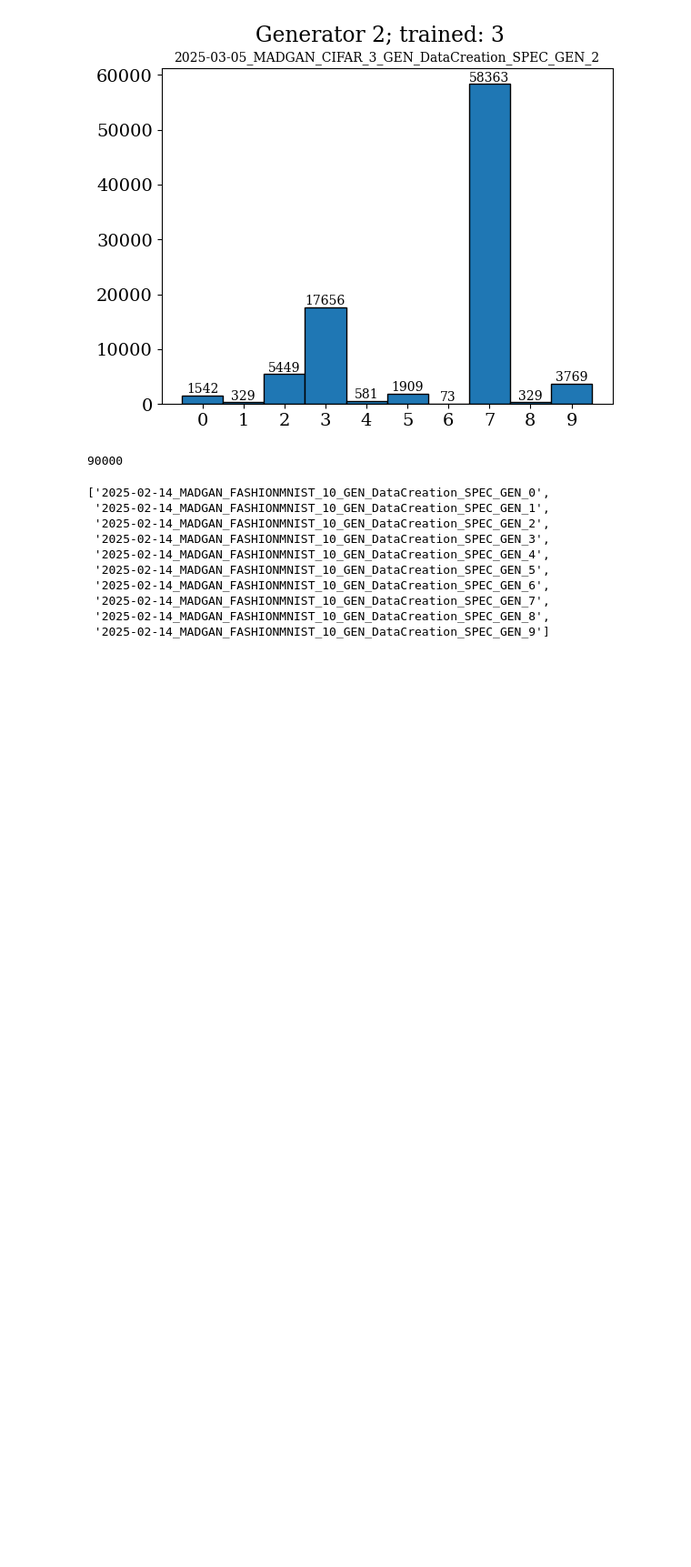
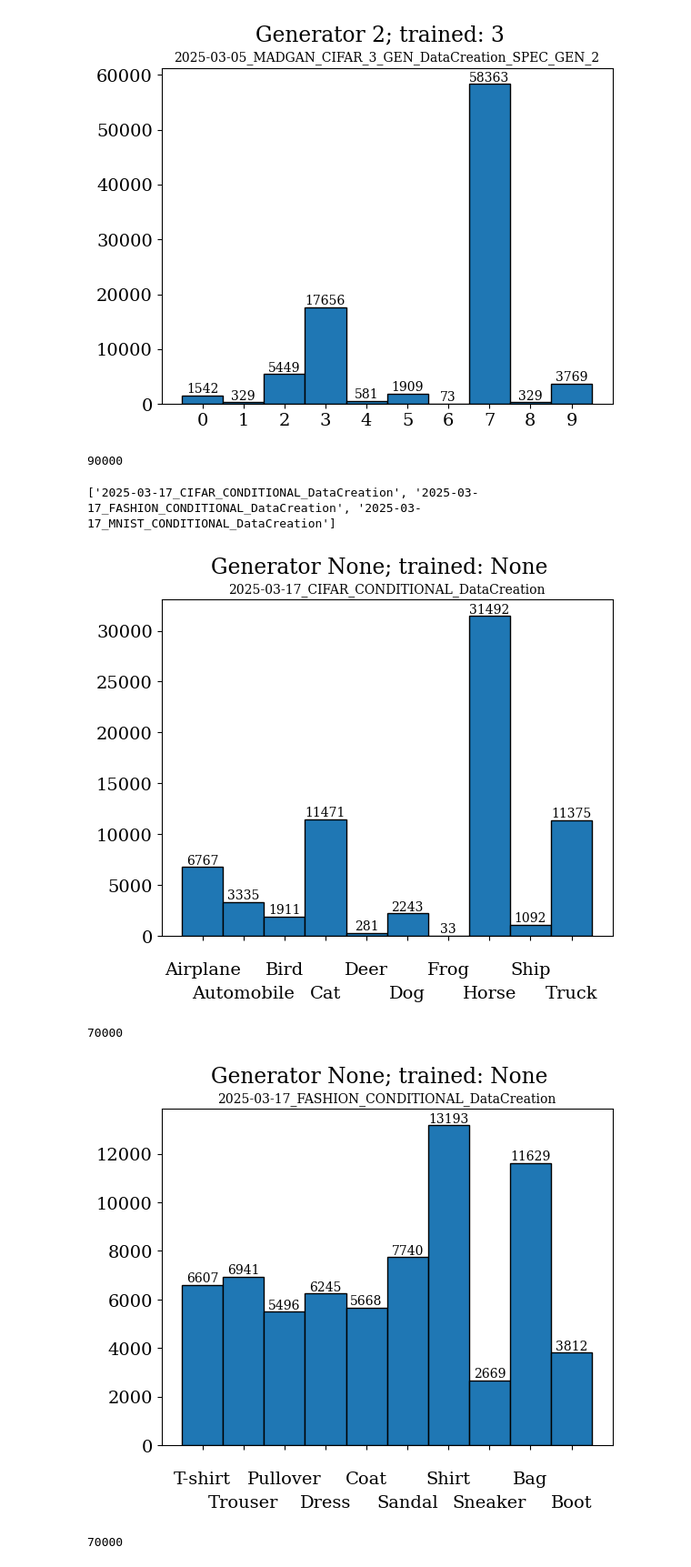
Before and after one commit to N10100010/mad_gan_thesis, a Jupyter notebook: notebooks/analyze_created_labels.ipynb, the cells around one changed output. Shown at 91% size. Cells and saved outputs as stored; diff of their text form; code cells hidden in the pictures; blank space fills up the shorter version.

```diff
--- a/notebooks/analyze_created_labels.ipynb
+++ b/notebooks/analyze_created_labels.ipynb
@@ -12,7 +12,7 @@ import numpy as np
 mnist_tick_labels = ["0", "1", "2", "3", "4", "5", "6", "7", "8", "9"]
 
 fashion_mnist_tick_labels = [
-        "T-shirt/top",
+        "T-shirt",
         "Trouser",
         "Pullover",
         "Dress",
@@ -21,7 +21,7 @@ fashion_mnist_tick_labels = [
         "Shirt",
         "Sneaker",
         "Bag",
-        "Ankle boot",
+        "Boot",
     ]
 
 cifar_tick_labels = [
@@ -294,15 +294,46 @@ for ex in creation_experiments:
 [figure]
 90000
 # %%
-creation_experiments
+
+experiments_path = './../../mad_gan_thesis/code/experiments/'
+
+experiments_path = './experiments/CONDITIONAL_GAN_DATACREATION'
+
+
+all_experiments = os.listdir(experiments_path)
+creation_experiments = [
+    exp
+    for exp in all_experiments
+
+]
+
+experiments_to_run = []
+
+print(creation_experiments)
+
+for ex in creation_experiments:
+
+    e = ex.split('_')[1]
+    if e == "CIFAR":
+        ticks = cifar_tick_labels
+    elif e == "FASHION":
+        ticks = fashion_mnist_tick_labels
+    elif e == "MNIST":
+        ticks = mnist_tick_labels
+    else:
+        print("ALERT!!!")
+
+    with open(Path(experiments_path) / ex / "labels.json") as f:
+        labels = json.load(f)
+
+    # with open(Path(experiments_path) / ex / "certainties.json") as f:
+    #    certainties = json.load(f)
+
+    plot_labels_histogram(labels.values(), suptitle=f"Generator {generator_used}; trained: {generators_trained}", title=ex, x_tick_labels=ticks)
+    print(len(labels.values()))
 # %% [output]
-['2025-02-14_MADGAN_FASHIONMNIST_10_GEN_DataCreation_SPEC_GEN_0',
- '2025-02-14_MADGAN_FASHIONMNIST_10_GEN_DataCreation_SPEC_GEN_1',
- '2025-02-14_MADGAN_FASHIONMNIST_10_GEN_DataCreation_SPEC_GEN_2',
- '2025-02-14_MADGAN_FASHIONMNIST_10_GEN_DataCreation_SPEC_GEN_3',
- '2025-02-14_MADGAN_FASHIONMNIST_10_GEN_DataCreation_SPEC_GEN_4',
- '2025-02-14_MADGAN_FASHIONMNIST_10_GEN_DataCreation_SPEC_GEN_5',
- '2025-02-14_MADGAN_FASHIONMNIST_10_GEN_DataCreation_SPEC_GEN_6',
- '2025-02-14_MADGAN_FASHIONMNIST_10_GEN_DataCreation_SPEC_GEN_7',
- '2025-02-14_MADGAN_FASHIONMNIST_10_GEN_DataCreation_SPEC_GEN_8',
- '2025-02-14_MADGAN_FASHIONMNIST_10_GEN_DataCreation_SPEC_GEN_9']
+['2025-03-17_CIFAR_CONDITIONAL_DataCreation', '2025-03-17_FASHION_CONDITIONAL_DataCreation', '2025-03-17_MNIST_CONDITIONAL_DataCreation']
+[figure, added]
+70000
+[figure, added]
+70000
```
Also changed, not shown: parts of 1 cell of this notebook, 7 other files.
